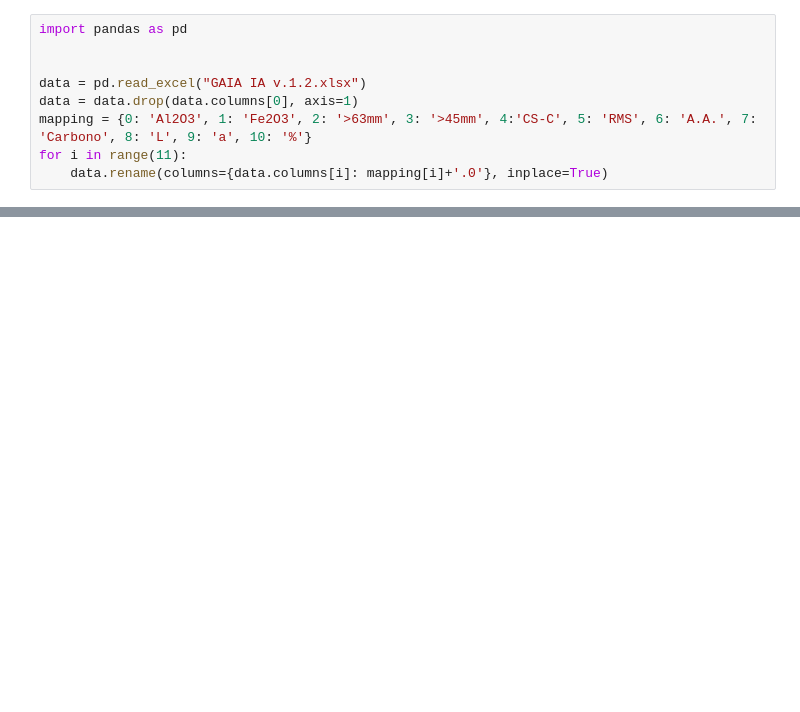
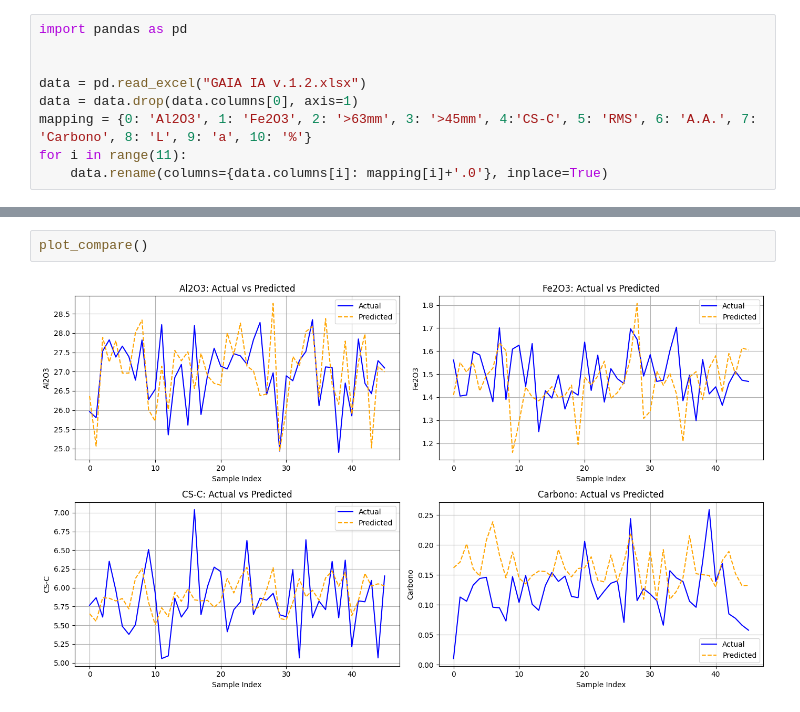
Before and after one commit to pedro-ddomingues/PEC, a Jupyter notebook: NNs.ipynb, the cells around one changed output, grey strips where cells are left out. Saved outputs shown, nothing was run; the diff lists cells and outputs as text; blank space fills up the shorter version.

```diff
--- a/NNs.ipynb
+++ b/NNs.ipynb
@@ -163,0 +288,4 @@ Example predictions:
+# %%
+plot_compare()
+# %% [output]
+[figure, added]
```
Also changed, not shown: parts of 13 cells of this notebook, 1 other file.
